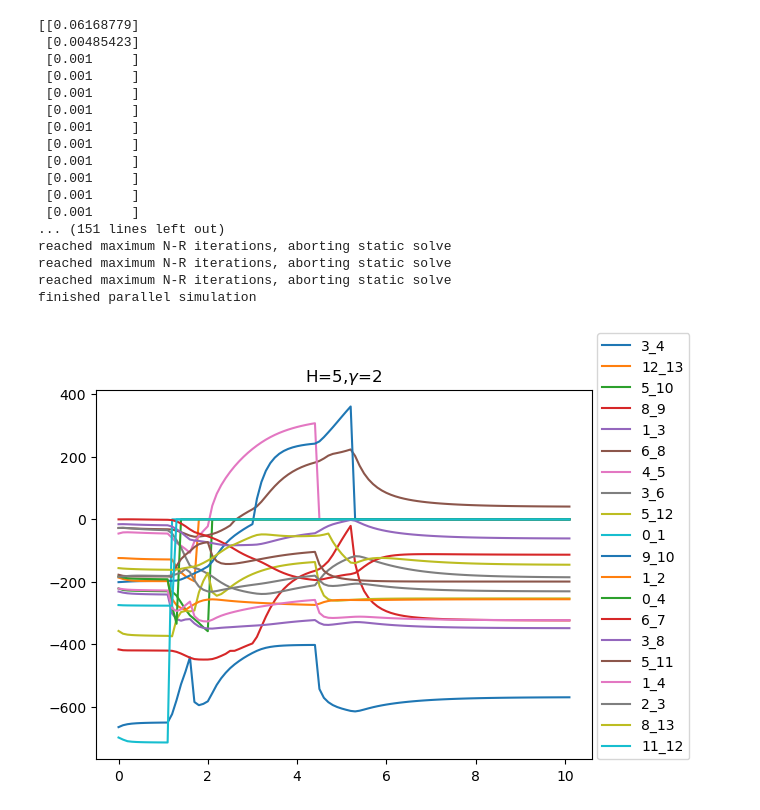
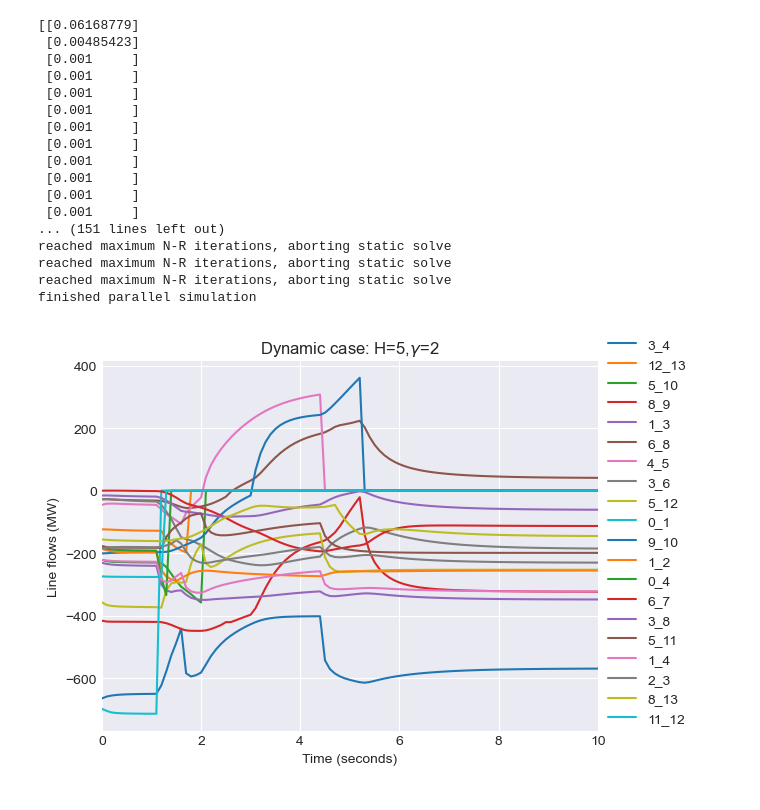
Before and after one commit to gmantegna/modeling-cascading-failure, a Jupyter notebook: notebooks/test case.ipynb, the cells around one changed output. Drawn from its saved outputs; the diff is of its cells as text; code cells hidden in the pictures.

```diff
--- a/notebooks/test case.ipynb
+++ b/notebooks/test case.ipynb
@@ -9,6 +9,9 @@ import pandas as pd
 import matplotlib.pyplot as plt
 import multiprocess as mp
 from functools import partial
+import seaborn as sns
+import networkx as nx
+plt.style.use("seaborn-v0_8-darkgrid")
 
 sys.path.insert(0, os.path.abspath('../src'))
 from modeling_cascading_failure import simulate
@@ -26,7 +29,7 @@ plots_path = Path("./plots")
 
 num_buses = 14
 eps=0.0001
-max_iter=100
+max_iter=1000
 
 # get data
 Y = np.loadtxt(Path("./data") / "Y{}.csv".format(num_buses),
@@ -142,12 +145,15 @@ def make_plots(case_name,run_all_alphas=False):
     for line in lines:
         data= F.sel(node_i=line[0],node_j=line[1])
         plt.plot(data.time,data.values,label="{}_{}".format(line[0],line[1]))
-        if H is None:
-            plt.title("I={},$\gamma$={}".format(I_val,gamma_val))
-        else:
-            plt.title("H={},$\gamma$={}".format(H,gamma_val))
-        plt.legend(loc=(1.01,0))
-        plt.savefig(plots_path / "{}_dynamic.png".format(case_name),dpi=300,bbox_inches="tight")
+    if H is None:
+        plt.title("Dynamic case: I={},$\gamma$={}".format(I_val,gamma_val))
+    else:
+        plt.title("Dynamic case: H={},$\gamma$={}".format(H,gamma_val))
+    plt.legend(loc=(1.01,0))
+    plt.xlim([0,10])
+    plt.xlabel("Time (seconds)")
+    plt.ylabel("Line flows (MW)")
+    plt.savefig(plots_path / "{}_dynamic.png".format(case_name),dpi=300,bbox_inches="tight")
 
     # static case
     lines = np.argwhere(np.abs(flows_static.sel(iteration=0).values)>0)
@@ -158,9 +164,12 @@ def make_plots(case_name,run_all_alphas=False):
         iterations = list(data.iteration) + [t_max]
         values = list(data.values) + [data.values[-1]]
         plt.step(iterations,values,label="{}_{}".format(line[0],line[1]),where="post")
-        plt.title("Static case")
-        plt.legend(loc=(1.01,0))
-        plt.savefig(plots_path / "{}_static.png".format(case_name),dpi=300,bbox_inches="tight")
+    plt.title("Static case")
+    plt.xlim([0,10])
+    plt.xlabel("Time (seconds)")
+    plt.ylabel("Line flows (MW)")
+    plt.legend(loc=(1.01,0))
+    plt.savefig(plots_path / "{}_static.png".format(case_name),dpi=300,bbox_inches="tight")
 
 
     # plot frequency
@@ -168,6 +177,9 @@ def make_plots(case_name,run_all_alphas=False):
     omega_hz = (omega.sel(node=node_freq_plot) / (2*np.pi)) + 60
     omega_hz.plot(ax=ax)
     plt.title("Frequency at node {}".format(node_freq_plot))
+    plt.xlim([0,10])
+    plt.xlabel("Time (seconds)")
+    plt.ylabel("Frequency (Hz)")
     plt.savefig(plots_path / "{}_frequency.png".format(case_name),dpi=300,bbox_inches="tight")
 
     if run_all_alphas:
@@ -189,12 +201,13 @@ def make_plots(case_name,run_all_alphas=False):
         results = pd.concat(list_results, axis=0)
 
         fig,ax=plt.subplots()
-        plt.plot(results.index,results.fraction_lines_failed,label="Fraction lines failed in dynamic case")
-        plt.plot(results.index,results.fraction_lines_failed_static,label="Fraction lines failed in static case")
-        plt.plot(results.index,results.fraction_nodes_disconnected,label="Fraction nodes disconnected in dynamic case")
+        plt.plot(results.index,results.fraction_lines_failed,label="Lines failed in dynamic case")
+        plt.plot(results.index,results.fraction_lines_failed_static,label="Lines failed in static case")
+        plt.plot(results.index,results.fraction_nodes_disconnected,label="Nodes disconnected in dynamic case")
         plt.legend()
         plt.xlabel("Threshold alpha")
         plt.ylabel("Fraction lines or nodes failed")
         plt.title("Comparison of failures in static and dynamic cases")
-        plt.savefig(plots_path / "{}_alpha_{}_to_{}.png".format(case_name,alpha_min,alpha_max),dpi=300,bbox_inches="tight")
+        plt.legend(loc="best")
+        plt.savefig(plots_path / "{}_alpha.png".format(case_name),dpi=300,bbox_inches="tight")
 # %%
@@ -517,32 +385,32 @@ I=None#np.ones(num_buses).reshape(-1,1)*I_val
 H=5
 gamma = np.ones(num_buses).reshape(-1,1)*gamma_val
 frequency_deviation_threshold=0.1
 apply_freq_dev_during_sim=True
 include_resistive_losses=True
 t_max=10
 alpha_min=0
 alpha_max=1
 n_alpha=10
 node_freq_plot=1
-case_name="addloadcutting_cut01_alpha0.7_H5_gamma2_withresist_withfreqdev"
+case_name="addloadcutting_addG_realisticI_cut01_alpha0.7_H5_gamma2_withresist_withfreqdev"
 
 make_plots(case_name,run_all_alphas=True)
 # %% [output]
 [[0.06168779]
  [0.00485423]
  [0.001     ]
  [0.001     ]
  [0.001     ]
  [0.001     ]
  [0.001     ]
  [0.001     ]
  [0.001     ]
  [0.001     ]
  [0.001     ]
  [0.001     ]
 ... (151 lines left out)
 reached maximum N-R iterations, aborting static solve
 reached maximum N-R iterations, aborting static solve
 reached maximum N-R iterations, aborting static solve
 finished parallel simulation
-[figure, old version]
+[figure, new version]
```
Also changed, not shown: parts of 13 cells of this notebook.
